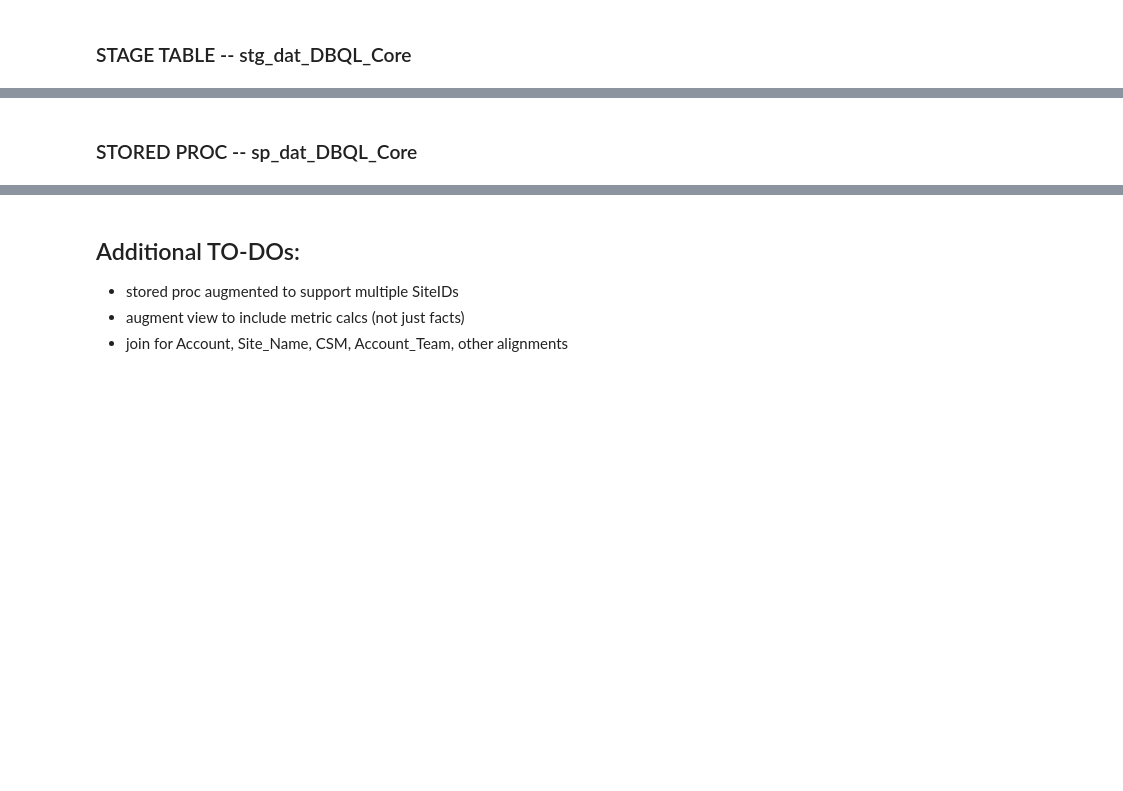
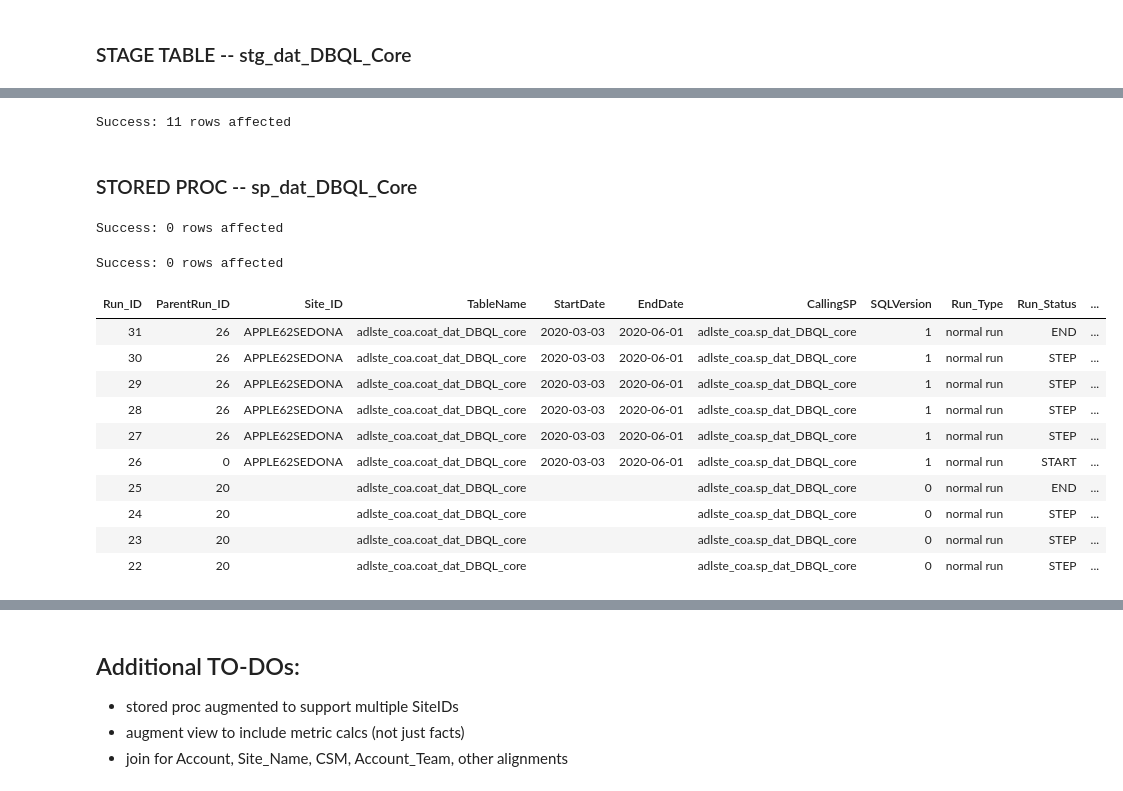
Before and after one commit to tdcoa/sql, a Jupyter notebook: datamodel/dbql_core.ipynb, the cells around one changed output, grey strips where cells are left out. Cells and saved outputs as stored; diff of their text form; code cells hidden in the pictures; blank space fills up the shorter version.

```diff
--- a/datamodel/dbql_core.ipynb
+++ b/datamodel/dbql_core.ipynb
@@ -428,3 +465,9 @@ select count  (*) from adlste_coa.coat_dat_DBQL_Core
+# %%
+replace view adlste_coa.coa_dat_CPU as
+locking row for access
+Select * from adlste_coa.coat_dat_CPU;
+# %% [output]
+Success: 11 rows affected
 # %% [markdown]
 ### STORED PROC -- sp_dat_DBQL_Core
 # %%
@@ -438,6 +481,7 @@ BEGIN
     -- adlste_coa_STG.stg_dat_DBQL_Core
 
   DECLARE runid  INTEGER;
+  DECLARE parentrunid INTEGER;
   DECLARE siteid VARCHAR(128);
   DECLARE tablename VARCHAR(128);
   DECLARE callingsp VARCHAR(128);
@@ -461,6 +505,7 @@ BEGIN
   END;
 
   SET runid = 0;
+  SET parentrunid = 0 ;
   SET tablename = 'adlste_coa.coat_dat_DBQL_core';
   SET callingsp = 'adlste_coa.sp_dat_DBQL_core';
   SET siteid = 'Empty Table';
@@ -473,15 +518,19 @@ BEGIN
   INTO siteid, startdate, enddate
   FROM adlste_coa_stg.stg_dat_DBQL_core ;
 
+  CALL adlste_coa.sp_audit_log(:runid, :siteid, :tablename, :callingsp, :spversion, :startdate, :enddate, 'normal run', 'START', '');
+  SET parentrunid = runid;
+
   /* end setup audit process */
-
-
-  CALL adlste_coa.sp_audit_log(:runid, :siteid, :tablename, :callingsp, :spversion, :startdate, :enddate, 'normal run', 'START', '');
-
 
   DELETE FROM adlste_coa.coat_dat_DBQL_Core
   WHERE   (Site_ID, LogDate, LogHour) IN
    (SELECT Site_ID, LogDate, LogHour FROM adlste_coa_STG.stg_dat_DBQL_Core);
+
+  SET runid = parentrunid;
+  CALL adlste_coa.sp_audit_log(:runid, :siteid, :tablename, :callingsp, :spversion, :startdate, :enddate,
+                               'normal run', 'STEP', 'Removed existing records from coat_dat_DBQL_Core');
+
 
   INSERT INTO adlste_coa.coat_dat_DBQL_Core
   (Site_ID
@@ -623,7 +672,7 @@ BEGIN
   ,TransferTime_Sec
   ,CPU_Parse_Sec
   ,CPU_AMP_Sec
-  ,CPU_Total_Sec
+  ,Node_Cnt * vCPU_per_Node * 3600 as CPU_Total_Sec
   ,IOCntM_Physical
   ,IOCntM_Total
   ,IOGB_Physical
@@ -699,10 +748,60 @@ BEGIN
   ,:runid AS Run_ID
   FROM adlste_coa_stg.stg_dat_DBQL_Core ;
 
+  SET runid = parentrunid;
+  CALL adlste_coa.sp_audit_log(:runid, :siteid, :tablename, :callingsp, :spversion, :startdate, :enddate,
+                               'normal run', 'STEP', 'Inserted stg into coat_dat_DBQL_Core');
+
+
+    DELETE FROM adlste_coa.coat_dat_CPU
+    WHERE   (Site_ID, LogDate, LogHour) IN
+    (SELECT Site_ID, LogDate, LogHour FROM adlste_coa_STG.stg_dat_DBQL_Core);
+
+  SET runid = parentrunid;
+  CALL adlste_coa.sp_audit_log(:runid, :siteid, :tablename, :callingsp, :spversion, :startdate, :enddate,
+                               'normal run', 'STEP', 'Removed existing records from coat_dat_CPU');
+
+
+    insert into adlste_coa.coat_dat_cpu
+    select distinct
+     Site_ID
+    ,LogDate
+    ,LogHour
+    ,((LogDate (FORMAT 'YYYY-MM-DD')) || ' '
+     || (LogHour (FORMAT '99') (CHAR(2))) || ':00:00') (TIMESTAMP(0)) AS LogDateHour
+    ,CPU_Total_DBS_Sec     as CPU_DBS_Sec
+    ,CPU_Total_OS_Sec      as CPU_OS_Sec
+    ,CPU_Total_IOWait_Sec  as CPU_IOWait_Sec
+    ,CPU_Total_Idle_Sec    as CPU_Idle_Sec
+    ,CPU_Total_Sec         as CPU_TOTAL_Actual_Sec
+    ,Node_Cnt * vCPU_per_Node * 3600 as CPU_TOTAL_Calc_Sec
+    from adlste_coa_stg.stg_dat_DBQL_Core ;
+
+   SET runid = parentrunid;
+   CALL adlste_coa.sp_audit_log(:runid, :siteid, :tablename, :callingsp, :spversion, :startdate, :enddate,
+                               'normal run', 'STEP', 'Inserted stg into coat_dat_CPU');
+
+ SET runid = parentrunid;
  CALL adlste_coa.sp_audit_log(:runid, :siteid, :tablename, :callingsp, :spversion, :startdate, :enddate, 'normal run', 'END', '');
 
 END;
+# %% [output]
+Success: 0 rows affected
 # %%
-call adlste_coa.sp_dat_DBQL_Core('0.0')
+call adlste_coa.sp_dat_DBQL_Core('1.15')
+# %% [output]
+Success: 0 rows affected
 # %%
-select  *  from adlste_coa.coa_audit_runlog order by 1 desc
+select top 10 * from adlste_coa.coa_audit_runlog order by 1 desc
+# %% [output]
+| Run_ID | ParentRun_ID | Site_ID | TableName | StartDate | EndDate | CallingSP | SQLVersion | Run_Type | Run_Status | ... |
+| 31 | 26 | APPLE62SEDONA | adlste_coa.coat_dat_DBQL_core | 2020-03-03 | 2020-06-01 | adlste_coa.sp_dat_DBQL_core | 1 | normal run | END | ... |
+| 30 | 26 | APPLE62SEDONA | adlste_coa.coat_dat_DBQL_core | 2020-03-03 | 2020-06-01 | adlste_coa.sp_dat_DBQL_core | 1 | normal run | STEP | ... |
+| 29 | 26 | APPLE62SEDONA | adlste_coa.coat_dat_DBQL_core | 2020-03-03 | 2020-06-01 | adlste_coa.sp_dat_DBQL_core | 1 | normal run | STEP | ... |
+| 28 | 26 | APPLE62SEDONA | adlste_coa.coat_dat_DBQL_core | 2020-03-03 | 2020-06-01 | adlste_coa.sp_dat_DBQL_core | 1 | normal run | STEP | ... |
+| 27 | 26 | APPLE62SEDONA | adlste_coa.coat_dat_DBQL_core | 2020-03-03 | 2020-06-01 | adlste_coa.sp_dat_DBQL_core | 1 | normal run | STEP | ... |
+| 26 | 0 | APPLE62SEDONA | adlste_coa.coat_dat_DBQL_core | 2020-03-03 | 2020-06-01 | adlste_coa.sp_dat_DBQL_core | 1 | normal run | START | ... |
+| 25 | 20 |  | adlste_coa.coat_dat_DBQL_core |  |  | adlste_coa.sp_dat_DBQL_core | 0 | normal run | END | ... |
+| 24 | 20 |  | adlste_coa.coat_dat_DBQL_core |  |  | adlste_coa.sp_dat_DBQL_core | 0 | normal run | STEP | ... |
+| 23 | 20 |  | adlste_coa.coat_dat_DBQL_core |  |  | adlste_coa.sp_dat_DBQL_core | 0 | normal run | STEP | ... |
+| 22 | 20 |  | adlste_coa.coat_dat_DBQL_core |  |  | adlste_coa.sp_dat_DBQL_core | 0 | normal run | STEP | ... |
```
Also changed, not shown: parts of 17 cells of this notebook, 1 other file.
